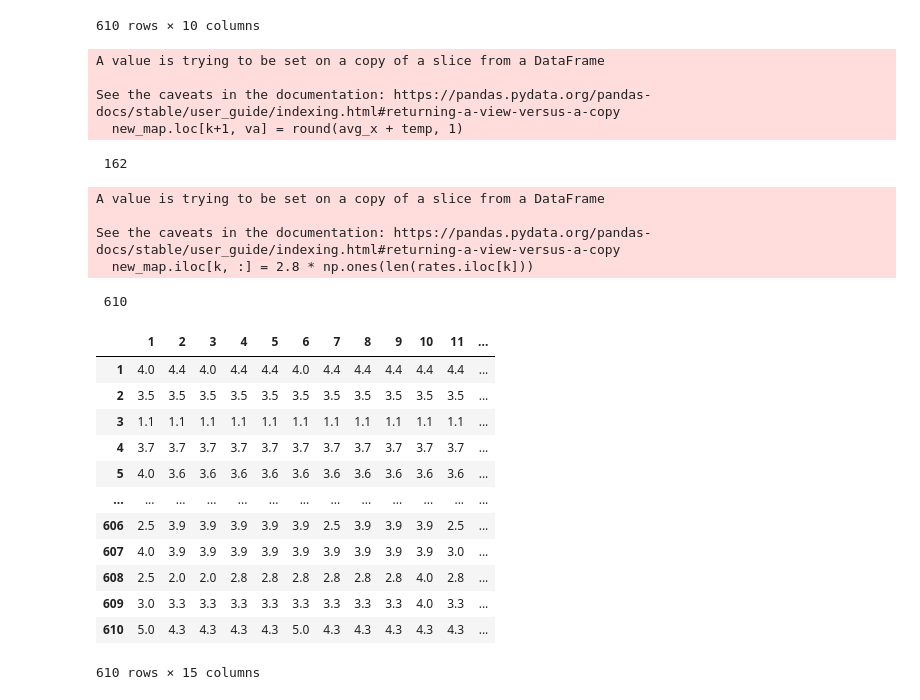
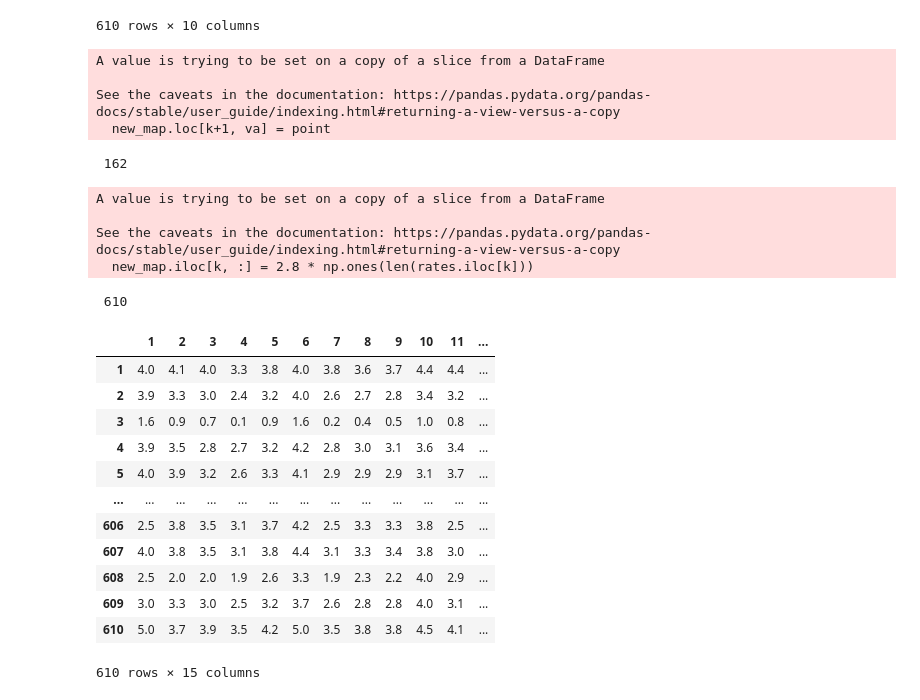
Before and after one commit to yuxuananakinliu/ERG3020-Proj, a Jupyter notebook: movie_rec.ipynb, the cells around one changed output. Saved outputs shown, nothing was run; the diff lists cells and outputs as text; code cells hidden in the pictures.

```diff
--- a/movie_rec.ipynb
+++ b/movie_rec.ipynb
@@ -124,7 +126,7 @@ def norm_W(w):
     w.to_csv('user_similarity_matrix_normalized', sep=',')
     return w
 
-W = pd.read_csv('user_similarity_matrix', sep=',')
+W = pd.read_csv('user_similarity_matrix', sep=',', index_col=0)
 norm_w = norm_W(W)
 norm_w.iloc[:, :10]
 # %% [output]
@@ -160,4 +146,22 @@ def recons(new_data, template):
 # %%
+## NaN detection function
+def de_nan(base, rx, row):
+    ori = base.iloc[rx].index.to_list()
+    cle = row.index.to_list()
+    for dex in cle:
+        ori.remove(dex)
+    return ori
+
+
+## Reconstruction function
+def recons(new_data, template):
+    temp = template
+    for u in range(len(new_data)):
+        for i in range(len(new_data[u][0])):
+            temp.at[u+1, new_data[u][0][i]] = new_data[u][1][i]
+    return temp
+
+
 ## Nearest-neighbor collaborative filtering
 def NNCF(rates, user_sim_m):
     new_map = rates  # Copy the unfinished rating map
@@ -168,55 +172,64 @@ def NNCF(rates, user_sim_m):
             new_map.iloc[k, :] = 2.8 * np.ones(len(rates.iloc[k]))
         else:
             avg_x = sum(row) / len(row)
             unk = de_nan(rates, k, row)  # Unrated movies
 
             for va in unk:
+                temp = 0
+                count = 0
                 nei = 0
-                nbs = []
-                nbs_sum = 0
+                weight_sum = 0
 
-                while len(nbs) < 10 and nei < len(simi):
-                    if np.isnan(rates.loc[int(simi[nei]), va]):
+                while count < 10 and nei < len(simi):
+                    sco = test_nan.loc[int(simi[nei]), va]
+                    if np.isnan(sco):
                         pass
                     else:
-                        nbs.append((simi[nei], rates.loc[int(simi[nei]), va]))
-                        nbs_sum += rates.loc[int(simi[nei]), va]
+                        count += 1
+                        weight_sum += W.loc[k+1, simi[nei]]
+                        neighbor = test_nan.loc[int(simi[nei])].dropna()
+                        cur_avg = sum(neighbor) / len(neighbor)
+                        temp += (sco - cur_avg) * W.loc[k+1, simi[nei]]
+
                     nei += 1
-                temp = 0
 
-                for b in range(len(nbs)):
-                    neighbor = rates.loc[int(nbs[b][0])].dropna()
-                    cur_avg = sum(neighbor) / len(neighbor)
-                    temp += (nbs[b][1] - cur_avg) * user_sim_m.loc[k+1, nbs[b][0]] / nbs_sum
-                new_map.loc[k+1, va] = round(avg_x + temp, 1)
+                if weight_sum == 0:
+                    point = round(avg_x, 1)
+                else:
+                    temp = temp / weight_sum
+                    point = round(avg_x + temp, 1)
+
+                new_map.loc[k+1, va] = point
             print('\r', k + 1, end='', flush=True)
 
     new_map.to_csv('new_map', sep=',')
     return new_map
 
+
+W = pd.read_csv('user_similarity_matrix', sep=',', index_col=0)
 check = NNCF(test_nan, W)
 check.iloc[:, :15]
 # %% [output]
 A value is trying to be set on a copy of a slice from a DataFrame
 
 See the caveats in the documentation: https://pandas.pydata.org/pandas-docs/stable/user_guide/indexing.html#returning-a-view-versus-a-copy
-  new_map.loc[k+1, va] = round(avg_x + temp, 1)
+  new_map.loc[k+1, va] = point
  162
 A value is trying to be set on a copy of a slice from a DataFrame
 
 See the caveats in the documentation: https://pandas.pydata.org/pandas-docs/stable/user_guide/indexing.html#returning-a-view-versus-a-copy
   new_map.iloc[k, :] = 2.8 * np.ones(len(rates.iloc[k]))
  610
 |  | 1 | 2 | 3 | 4 | 5 | 6 | 7 | 8 | 9 | 10 | 11 | ... |
-| 1 | 4.0 | 4.4 | 4.0 | 4.4 | 4.4 | 4.0 | 4.4 | 4.4 | 4.4 | 4.4 | 4.4 | ... |
-| 2 | 3.5 | 3.5 | 3.5 | 3.5 | 3.5 | 3.5 | 3.5 | 3.5 | 3.5 | 3.5 | 3.5 | ... |
-| 3 | 1.1 | 1.1 | 1.1 | 1.1 | 1.1 | 1.1 | 1.1 | 1.1 | 1.1 | 1.1 | 1.1 | ... |
-| 4 | 3.7 | 3.7 | 3.7 | 3.7 | 3.7 | 3.7 | 3.7 | 3.7 | 3.7 | 3.7 | 3.7 | ... |
-| 5 | 4.0 | 3.6 | 3.6 | 3.6 | 3.6 | 3.6 | 3.6 | 3.6 | 3.6 | 3.6 | 3.6 | ... |
+| 1 | 4.0 | 4.1 | 4.0 | 3.3 | 3.8 | 4.0 | 3.8 | 3.6 | 3.7 | 4.4 | 4.4 | ... |
+| 2 | 3.9 | 3.3 | 3.0 | 2.4 | 3.2 | 4.0 | 2.6 | 2.7 | 2.8 | 3.4 | 3.2 | ... |
+| 3 | 1.6 | 0.9 | 0.7 | 0.1 | 0.9 | 1.6 | 0.2 | 0.4 | 0.5 | 1.0 | 0.8 | ... |
+| 4 | 3.9 | 3.5 | 2.8 | 2.7 | 3.2 | 4.2 | 2.8 | 3.0 | 3.1 | 3.6 | 3.4 | ... |
+| 5 | 4.0 | 3.9 | 3.2 | 2.6 | 3.3 | 4.1 | 2.9 | 2.9 | 2.9 | 3.1 | 3.7 | ... |
 | ... | ... | ... | ... | ... | ... | ... | ... | ... | ... | ... | ... | ... |
-| 606 | 2.5 | 3.9 | 3.9 | 3.9 | 3.9 | 3.9 | 2.5 | 3.9 | 3.9 | 3.9 | 2.5 | ... |
-| 607 | 4.0 | 3.9 | 3.9 | 3.9 | 3.9 | 3.9 | 3.9 | 3.9 | 3.9 | 3.9 | 3.0 | ... |
-| 608 | 2.5 | 2.0 | 2.0 | 2.8 | 2.8 | 2.8 | 2.8 | 2.8 | 2.8 | 4.0 | 2.8 | ... |
-| 609 | 3.0 | 3.3 | 3.3 | 3.3 | 3.3 | 3.3 | 3.3 | 3.3 | 3.3 | 4.0 | 3.3 | ... |
-| 610 | 5.0 | 4.3 | 4.3 | 4.3 | 4.3 | 5.0 | 4.3 | 4.3 | 4.3 | 4.3 | 4.3 | ... |
+| 606 | 2.5 | 3.8 | 3.5 | 3.1 | 3.7 | 4.2 | 2.5 | 3.3 | 3.3 | 3.8 | 2.5 | ... |
+| 607 | 4.0 | 3.8 | 3.5 | 3.1 | 3.8 | 4.4 | 3.1 | 3.3 | 3.4 | 3.8 | 3.0 | ... |
+| 608 | 2.5 | 2.0 | 2.0 | 1.9 | 2.6 | 3.3 | 1.9 | 2.3 | 2.2 | 4.0 | 2.9 | ... |
+| 609 | 3.0 | 3.3 | 3.0 | 2.5 | 3.2 | 3.7 | 2.6 | 2.8 | 2.8 | 4.0 | 3.1 | ... |
+| 610 | 5.0 | 3.7 | 3.9 | 3.5 | 4.2 | 5.0 | 3.5 | 3.8 | 3.8 | 4.5 | 4.1 | ... |
 610 rows × 15 columns
```
Also changed, not shown: parts of 7 cells of this notebook.
